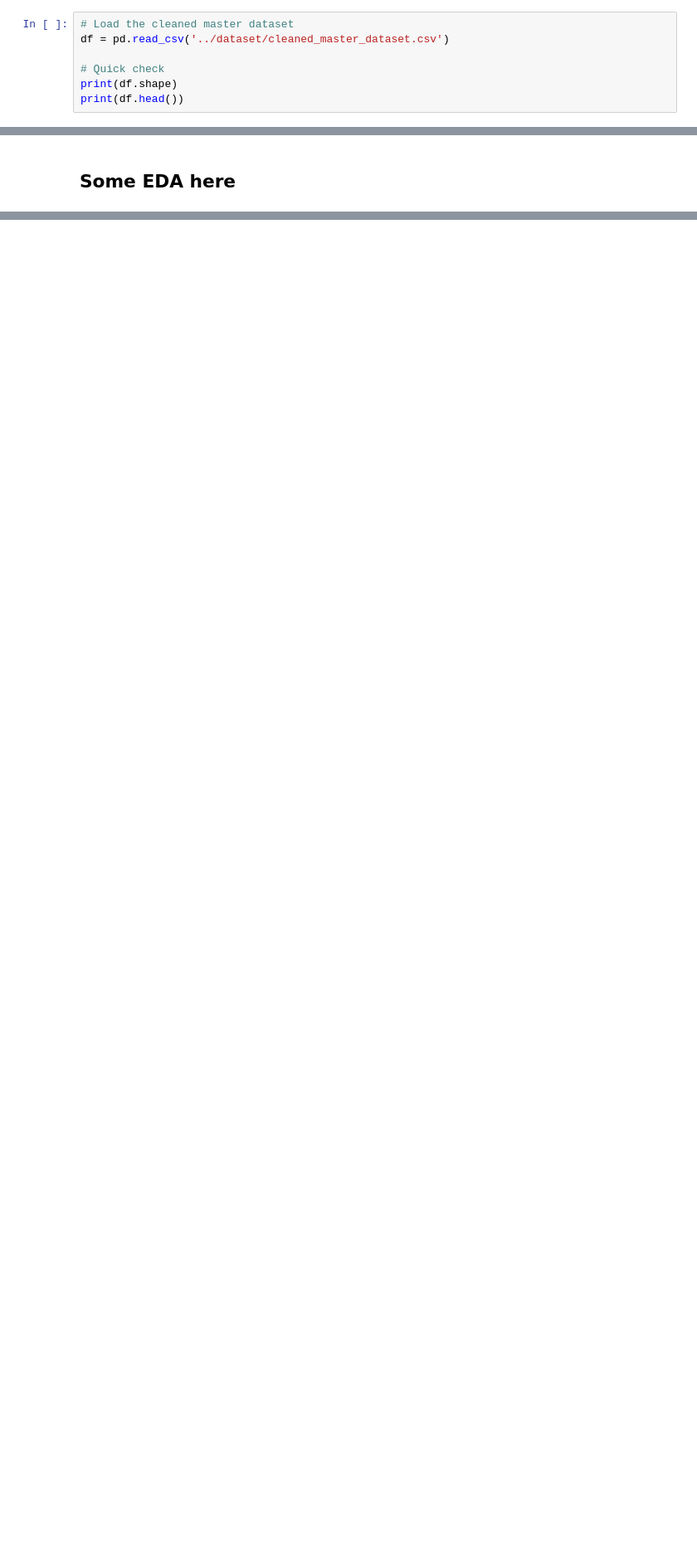
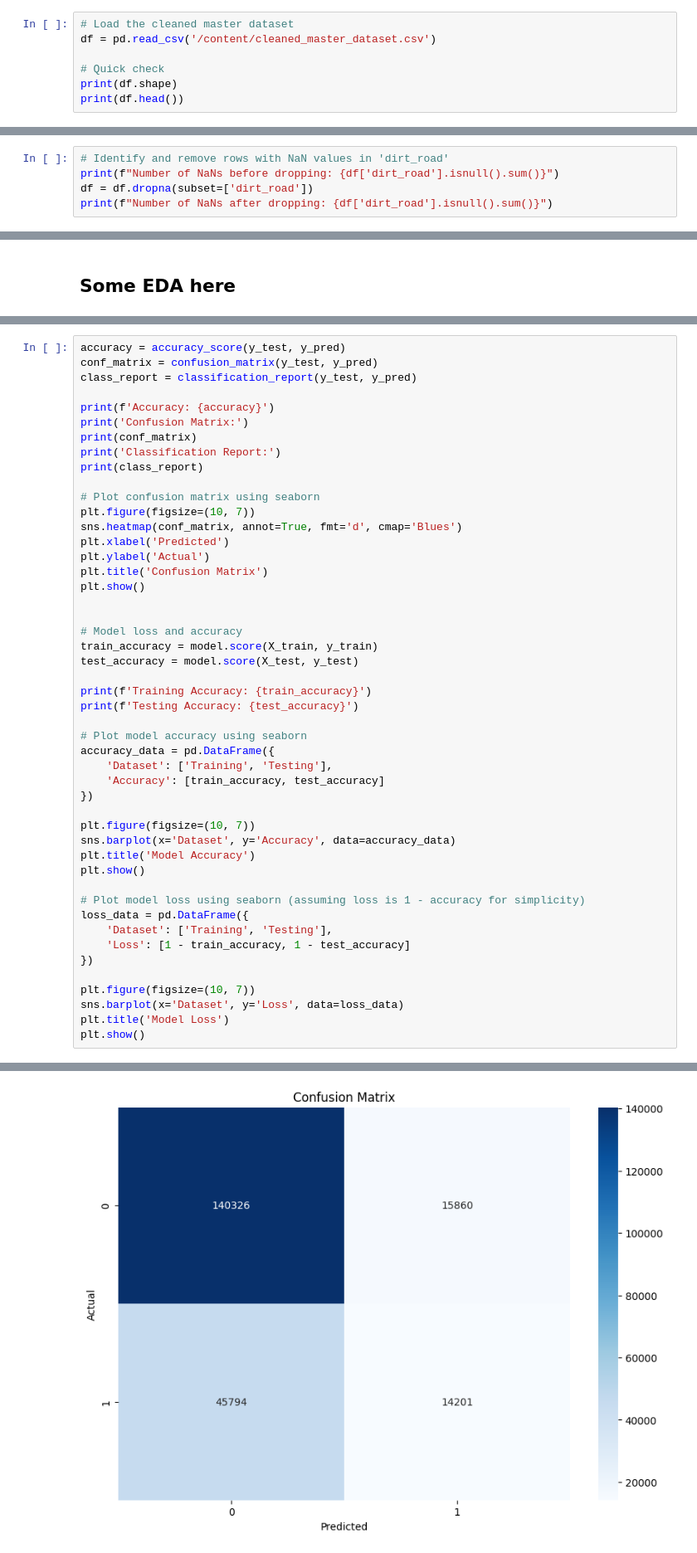
Before and after one commit to issa-ennab/Final-Team-Project-ML-IoT-Application, a Jupyter notebook: notebooks/03_random_forest.ipynb, the cells around one changed output, grey strips where cells are left out. Shown at 83% size. Saved outputs shown, nothing was run; the diff lists cells and outputs as text; blank space fills up the shorter version.

Commit message:
Add files via upload
Adding the updates for Random Forest training and other plots

```diff
--- a/notebooks/03_random_forest.ipynb
+++ b/notebooks/03_random_forest.ipynb
@@ -28,6 +30,6 @@ from sklearn.metrics import accuracy_score, confusion_matrix, classification_rep
 # %%
 # Load the cleaned master dataset
-df = pd.read_csv('../dataset/cleaned_master_dataset.csv')
+df = pd.read_csv('/content/cleaned_master_dataset.csv')
 
 # Quick check
 print(df.shape)
@@ -50,3 +52,8 @@ print(df.head())
 4               0          PVS 1  Volkswagen Saveiro  Scenario 1
 
 [5 rows x 81 columns]
+# %%
+# Identify and remove rows with NaN values in 'dirt_road'
+print(f"Number of NaNs before dropping: {df['dirt_road'].isnull().sum()}")
+df = df.dropna(subset=['dirt_road'])
+print(f"Number of NaNs after dropping: {df['dirt_road'].isnull().sum()}")
@@ -96,0 +89,49 @@ weighted avg       0.68      0.72      0.68    216181
+# %%
+accuracy = accuracy_score(y_test, y_pred)
+conf_matrix = confusion_matrix(y_test, y_pred)
+class_report = classification_report(y_test, y_pred)
+
+print(f'Accuracy: {accuracy}')
+print('Confusion Matrix:')
+print(conf_matrix)
+print('Classification Report:')
+print(class_report)
+
+# Plot confusion matrix using seaborn
+plt.figure(figsize=(10, 7))
+sns.heatmap(conf_matrix, annot=True, fmt='d', cmap='Blues')
+plt.xlabel('Predicted')
+plt.ylabel('Actual')
+plt.title('Confusion Matrix')
+plt.show()
+
+
+# Model loss and accuracy
+train_accuracy = model.score(X_train, y_train)
+test_accuracy = model.score(X_test, y_test)
+
+print(f'Training Accuracy: {train_accuracy}')
+print(f'Testing Accuracy: {test_accuracy}')
+
+# Plot model accuracy using seaborn
+accuracy_data = pd.DataFrame({
+    'Dataset': ['Training', 'Testing'],
+    'Accuracy': [train_accuracy, test_accuracy]
+})
+
+plt.figure(figsize=(10, 7))
+sns.barplot(x='Dataset', y='Accuracy', data=accuracy_data)
+plt.title('Model Accuracy')
+plt.show()
+
+# Plot model loss using seaborn (assuming loss is 1 - accuracy for simplicity)
+loss_data = pd.DataFrame({
+    'Dataset': ['Training', 'Testing'],
+    'Loss': [1 - train_accuracy, 1 - test_accuracy]
+})
+
+plt.figure(figsize=(10, 7))
+sns.barplot(x='Dataset', y='Loss', data=loss_data)
+plt.title('Model Loss')
+plt.show()
+# %% [output]
@@ -96,0 +151 @@ weighted avg       0.68      0.72      0.68    216181
+[figure, added]
```
Also changed, not shown: parts of 5 cells of this notebook.
